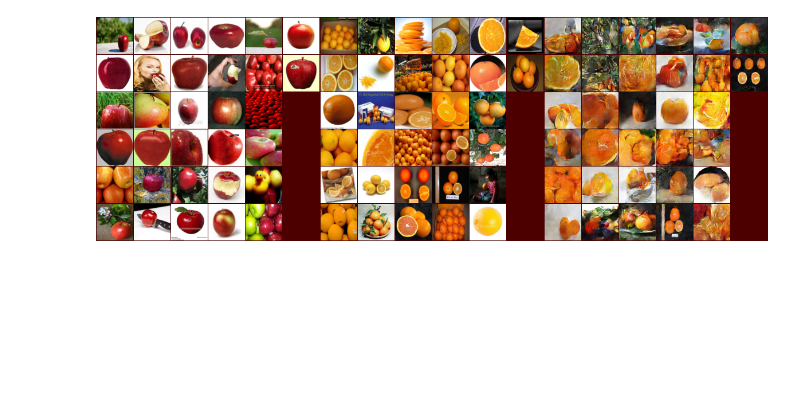
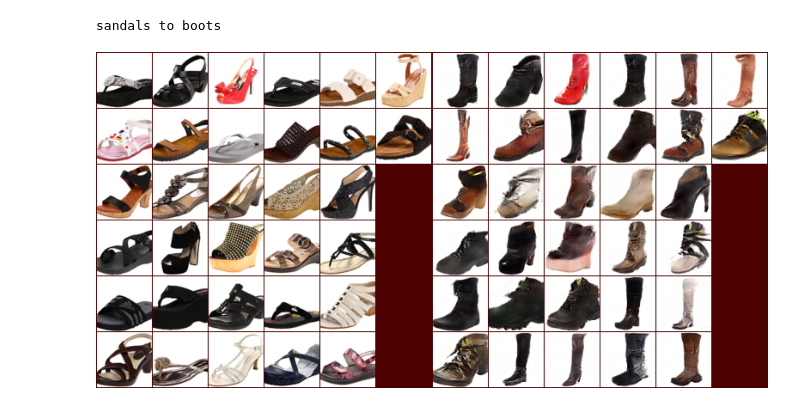
Before and after one commit to machinedesign/any2any, a Jupyter notebook: generate.ipynb, the cells around one changed output. Drawn from its saved outputs; the diff is of its cells as text; code cells hidden in the pictures; blank space fills up the shorter version.

```diff
--- a/generate.ipynb
+++ b/generate.ipynb
@@ -16,10 +16,10 @@ imageSize = 64
 batchSize = 32
 # %%
 G = GenDisco(nz=ncols+code_size)
-G.load_state_dict(torch.load('samples_3/netG_epoch_1013.pth'))
+G.load_state_dict(torch.load('shoes/netG.pth'))
 # %%
 netE_G = Discr(nc=ncols, no=code_size, imagesize=imageSize)
-netE_G.load_state_dict(torch.load('samples_3/netE_G_epoch_1013.pth'))
+netE_G.load_state_dict(torch.load('shoes/netE_G.pth'))
 # %%
 transform = transforms.Compose([
     transforms.Scale(imageSize),
@@ -29,7 +29,9 @@ transform = transforms.Compose([
 ])
 # %%
 dataset = datasets.ImageFolder(
-    '/home/mcherti/work/code/external/CycleGAN/datasets/apple2orange/trainA',
+    '/home/mcherti/work/data/shoes/ut-zap50k-images/Sandals',
+    #'/home/mcherti/work/code/external/CycleGAN/datasets/apple2orange/trainA',
+    #'/home/mcherti/work/code/external/CycleGAN/datasets/apple2orange/trainA',
     transform)
 dataloader_A = torch.utils.data.DataLoader(
     dataset,
@@ -38,7 +40,8 @@ dataloader_A = torch.utils.data.DataLoader(
     num_workers=1)
 
 dataset = datasets.ImageFolder(
-    '/home/mcherti/work/code/external/CycleGAN/datasets/apple2orange/trainB',
+    #'/home/mcherti/work/data/shoes/ut-zap50k-images/Sandals',
+    '/home/mcherti/work/data/shoes/ut-zap50k-images/Boots',
     transform)
 dataloader_B = torch.utils.data.DataLoader(
     dataset,
@@ -66,12 +69,15 @@ input_images = X.data.numpy()
 output_images = Y.data.numpy()
 output_images_hat = Y_hat.data.numpy()
 # %%
+print('sandals to boots')
 img = horiz_merge(
     grid_of_images_default(input_images, normalize=True),
-    horiz_merge(grid_of_images_default(output_images, normalize=True),
-                grid_of_images_default(output_images_hat, normalize=True))
+    grid_of_images_default(output_images_hat, normalize=True)
+    #horiz_merge(grid_of_images_default(output_images, normalize=True),
+    #            grid_of_images_default(output_images_hat, normalize=True))
 )
 imsave('out.png', img)
 Image('out.png')
 # %% [output]
+sandals to boots
-[figure, old version]
+[figure, new version]
```
Also changed, not shown: parts of 1 cell of this notebook.
